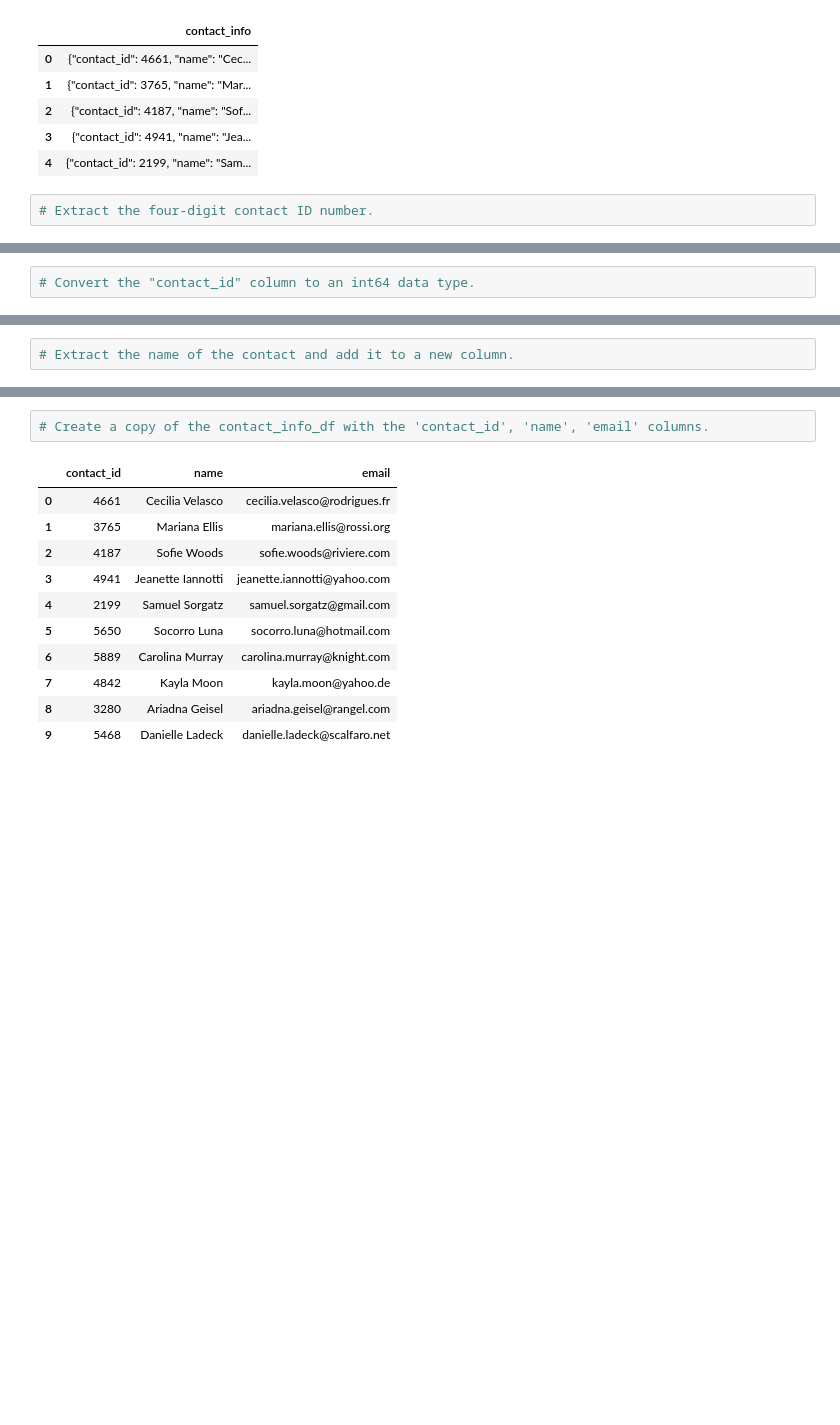
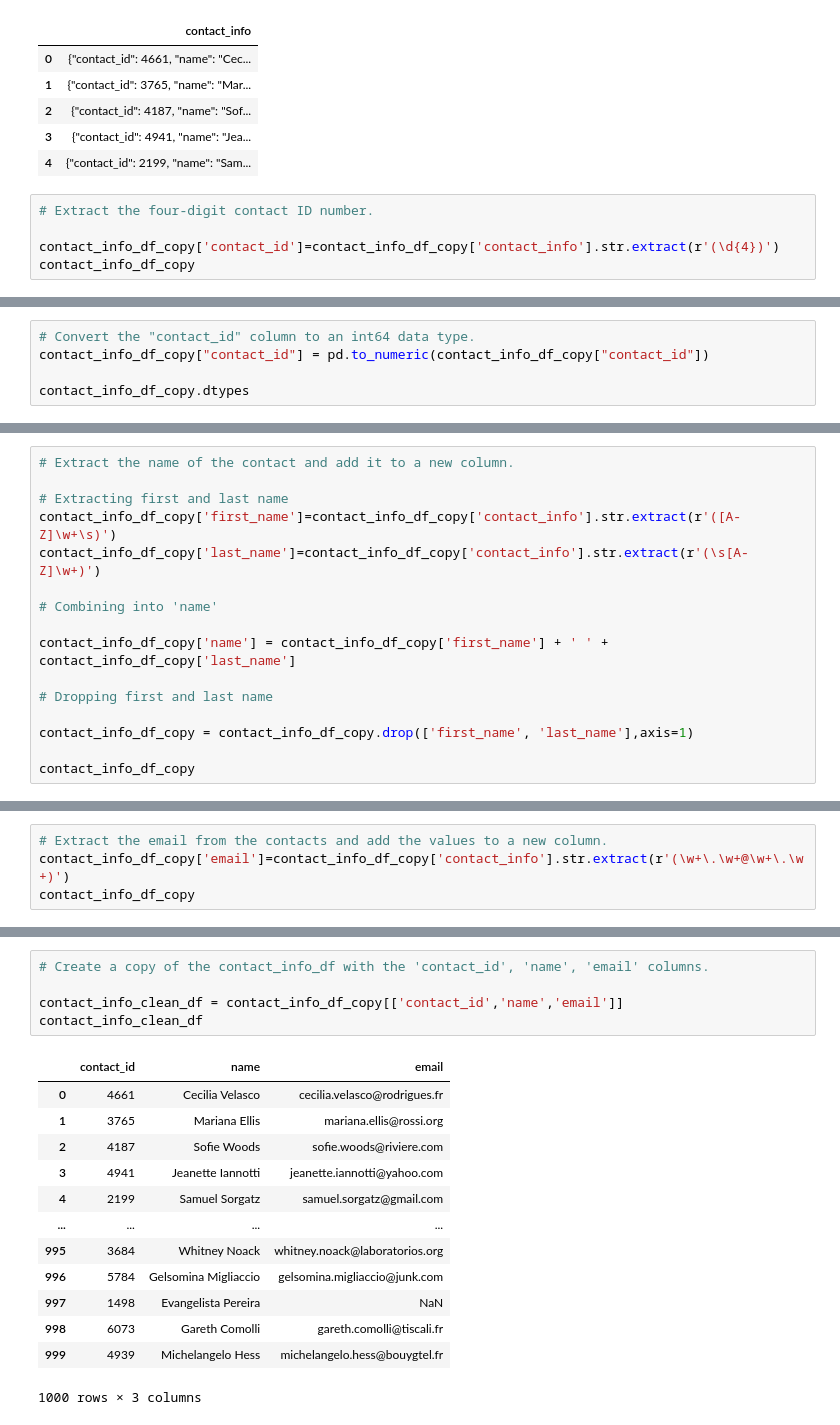
Before and after one commit to raulthreads/Crowdfunding_ETL, a Jupyter notebook: Starter_Files/ETL_Mini_Project_Starter_Code.ipynb, the cells around one changed output, grey strips where cells are left out. Saved outputs shown, nothing was run; the diff lists cells and outputs as text; blank space fills up the shorter version.

```diff
--- a/Starter_Files/ETL_Mini_Project_Starter_Code.ipynb
+++ b/Starter_Files/ETL_Mini_Project_Starter_Code.ipynb
@@ -408,6 +423,9 @@ contact_info_df_copy.head()
 | 4 | {"contact_id": 2199, "name": "Sam... |
 # %%
 # Extract the four-digit contact ID number.
+
+contact_info_df_copy['contact_id']=contact_info_df_copy['contact_info'].str.extract(r'(\d{4})')
+contact_info_df_copy
 # %% [output]
 |  | contact_info | contact_id |
 | 0 | {"contact_id": 4661, "name": "Cec... | 4661 |
@@ -429,4 +455,7 @@ dtypes: object(2)
 memory usage: 15.8+ KB
 # %%
 # Convert the "contact_id" column to an int64 data type.
+contact_info_df_copy["contact_id"] = pd.to_numeric(contact_info_df_copy["contact_id"])
+
+contact_info_df_copy.dtypes
 # %% [output]
@@ -441,0 +465,16 @@ memory usage: 15.8+ KB
+# %%
+# Extract the name of the contact and add it to a new column.
+
+# Extracting first and last name
+contact_info_df_copy['first_name']=contact_info_df_copy['contact_info'].str.extract(r'([A-Z]\w+\s)')
+contact_info_df_copy['last_name']=contact_info_df_copy['contact_info'].str.extract(r'(\s[A-Z]\w+)')
+
+# Combining into 'name'
+
+contact_info_df_copy['name'] = contact_info_df_copy['first_name'] + ' ' + contact_info_df_copy['last_name']
+
+# Dropping first and last name
+
+contact_info_df_copy = contact_info_df_copy.drop(['first_name', 'last_name'],axis=1)
+
+contact_info_df_copy
@@ -442,3 +495,5 @@ memory usage: 15.8+ KB
 # %%
-# Extract the name of the contact and add it to a new column.
+# Extract the email from the contacts and add the values to a new column.
+contact_info_df_copy['email']=contact_info_df_copy['contact_info'].str.extract(r'(\w+\.\w+@\w+\.\w+)')
+contact_info_df_copy
 # %% [output]
@@ -470,17 +513,22 @@ memory usage: 15.8+ KB
 # %%
 # Create a copy of the contact_info_df with the 'contact_id', 'name', 'email' columns.
+
+contact_info_clean_df = contact_info_df_copy[['contact_id','name','email']]
+contact_info_clean_df
 # %% [output]
 |  | contact_id | name | email |
 | 0 | 4661 | Cecilia Velasco | cecilia.velasco@rodrigues.fr |
 | 1 | 3765 | Mariana Ellis | mariana.ellis@rossi.org |
 | 2 | 4187 | Sofie Woods | sofie.woods@riviere.com |
 | 3 | 4941 | Jeanette Iannotti | jeanette.iannotti@yahoo.com |
 | 4 | 2199 | Samuel Sorgatz | samuel.sorgatz@gmail.com |
-| 5 | 5650 | Socorro Luna | socorro.luna@hotmail.com |
-| 6 | 5889 | Carolina Murray | carolina.murray@knight.com |
-| 7 | 4842 | Kayla Moon | kayla.moon@yahoo.de |
-| 8 | 3280 | Ariadna Geisel | ariadna.geisel@rangel.com |
-| 9 | 5468 | Danielle Ladeck | danielle.ladeck@scalfaro.net |
+| ... | ... | ... | ... |
+| 995 | 3684 | Whitney Noack | whitney.noack@laboratorios.org |
+| 996 | 5784 | Gelsomina Migliaccio | gelsomina.migliaccio@junk.com |
+| 997 | 1498 | Evangelista Pereira | NaN |
+| 998 | 6073 | Gareth Comolli | gareth.comolli@tiscali.fr |
+| 999 | 4939 | Michelangelo Hess | michelangelo.hess@bouygtel.fr |
+1000 rows × 3 columns
 # %%
 # Create a "first"name" and "last_name" column with the first and last names from the "name" column.
 
```
Also changed, not shown: parts of 18 cells of this notebook, 2 other files.
